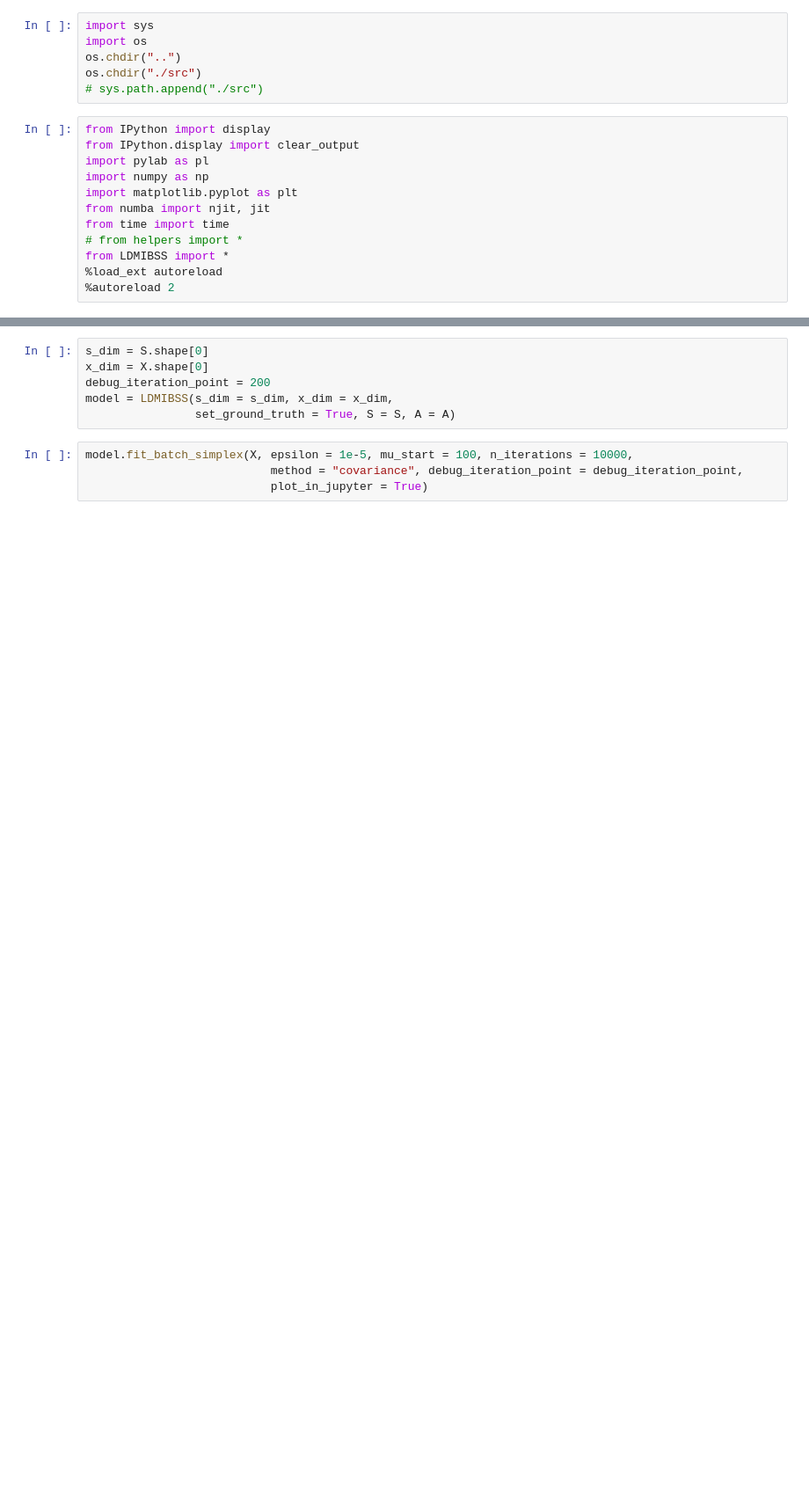
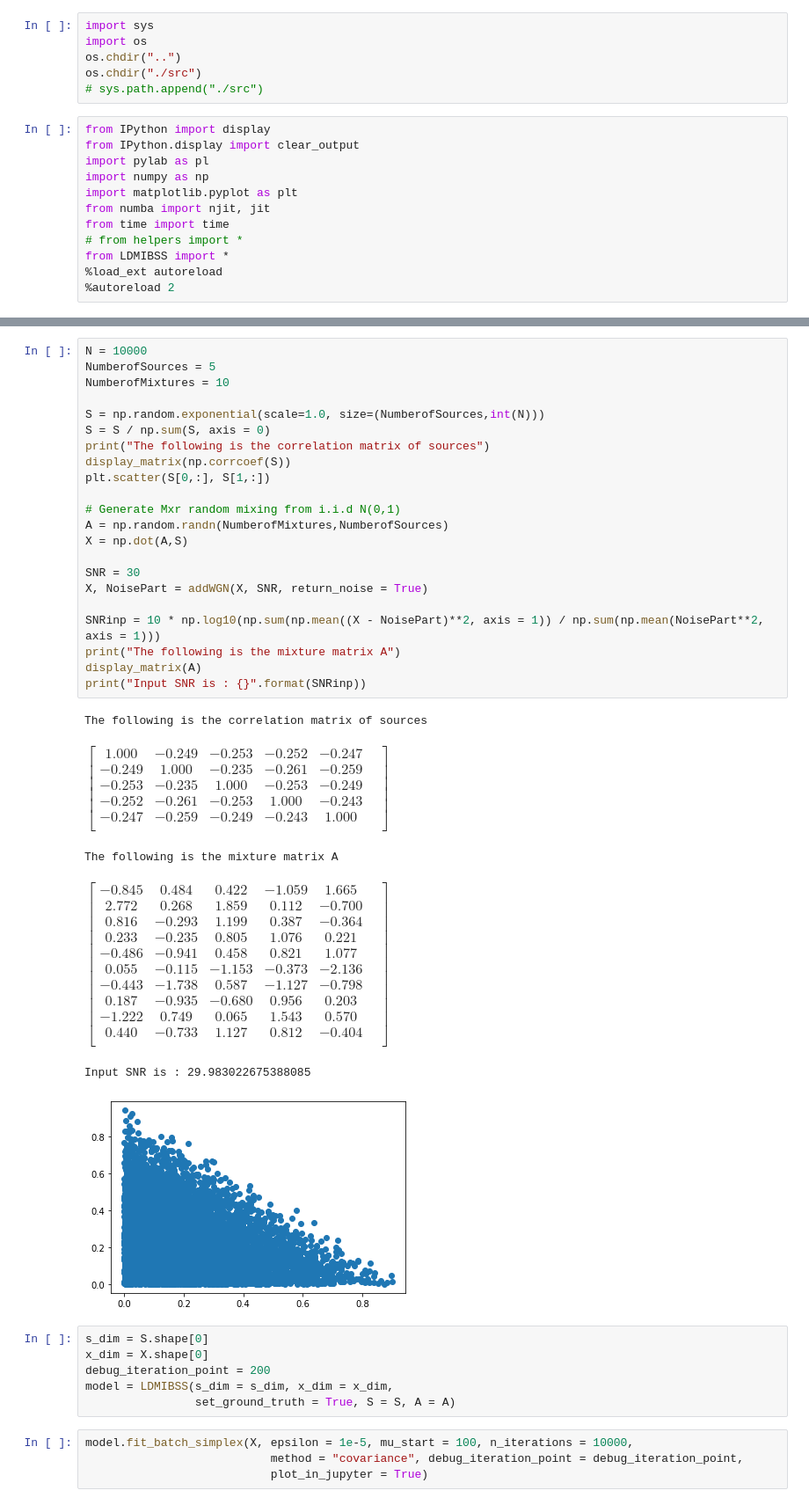
Before and after one commit to BariscanBozkurt/Biologically-Plausible-Correlative-Information-Maximization-for-Blind-Source-Separation, a Jupyter notebook: Numerical_Experiments_Batch_LDMI/LDMIBatch_Simplex_CovBased.ipynb, the cells around one changed output, grey strips where cells are left out. Shown: that part at 88% size. Drawn from its saved outputs; the diff is of its cells as text; blank space fills up the shorter version.

```diff
--- a/Numerical_Experiments_Batch_LDMI/LDMIBatch_Simplex_CovBased.ipynb
+++ b/Numerical_Experiments_Batch_LDMI/LDMIBatch_Simplex_CovBased.ipynb
@@ -67,3 +19,49 @@ Input SNR is : 20.92148147705963
+# %%
+N = 10000
+NumberofSources = 5
+NumberofMixtures = 10
+
+S = np.random.exponential(scale=1.0, size=(NumberofSources,int(N)))
+S = S / np.sum(S, axis = 0)
+print("The following is the correlation matrix of sources")
+display_matrix(np.corrcoef(S))
+plt.scatter(S[0,:], S[1,:])
+
+# Generate Mxr random mixing from i.i.d N(0,1)
+A = np.random.randn(NumberofMixtures,NumberofSources)
+X = np.dot(A,S)
+
+SNR = 30
+X, NoisePart = addWGN(X, SNR, return_noise = True)
+
+SNRinp = 10 * np.log10(np.sum(np.mean((X - NoisePart)**2, axis = 1)) / np.sum(np.mean(NoisePart**2, axis = 1)))
+print("The following is the mixture matrix A")
+display_matrix(A)
+print("Input SNR is : {}".format(SNRinp))
+# %% [output]
+The following is the correlation matrix of sources
+$\displaystyle \begin{bmatrix}
+ 1.000 & -0.249 & -0.253 & -0.252 & -0.247 & \\
+ -0.249 & 1.000 & -0.235 & -0.261 & -0.259 & \\
+ -0.253 & -0.235 & 1.000 & -0.253 & -0.249 & \\
+ -0.252 & -0.261 & -0.253 & 1.000 & -0.243 & \\
+ -0.247 & -0.259 & -0.249 & -0.243 & 1.000 & \\
+\end{bmatrix}$
+The following is the mixture matrix A
+$\displaystyle \begin{bmatrix}
+ -0.845 & 0.484 & 0.422 & -1.059 & 1.665 & \\
+ 2.772 & 0.268 & 1.859 & 0.112 & -0.700 & \\
+ 0.816 & -0.293 & 1.199 & 0.387 & -0.364 & \\
+ 0.233 & -0.235 & 0.805 & 1.076 & 0.221 & \\
+ -0.486 & -0.941 & 0.458 & 0.821 & 1.077 & \\
+ 0.055 & -0.115 & -1.153 & -0.373 & -2.136 & \\
+ -0.443 & -1.738 & 0.587 & -1.127 & -0.798 & \\
+ 0.187 & -0.935 & -0.680 & 0.956 & 0.203 & \\
+ -1.222 & 0.749 & 0.065 & 1.543 & 0.570 & \\
+ 0.440 & -0.733 & 1.127 & 0.812 & -0.404 & \\
+\end{bmatrix}$
+Input SNR is : 29.983022675388085
+[figure, added]
 # %%
 s_dim = S.shape[0]
 x_dim = X.shape[0]
```
Also changed, not shown: parts of 9 cells of this notebook, 2 other files.
